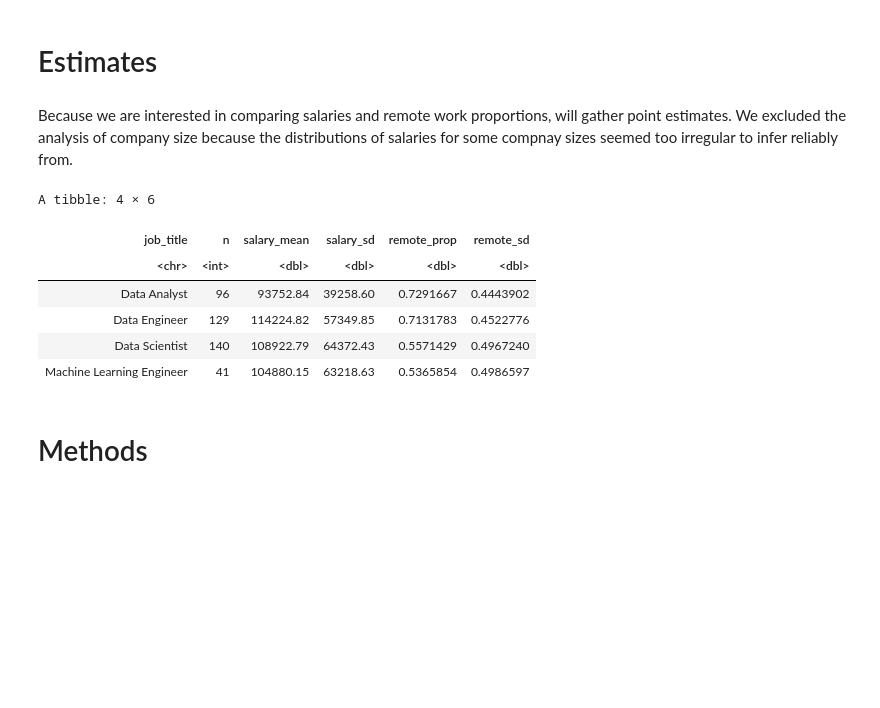
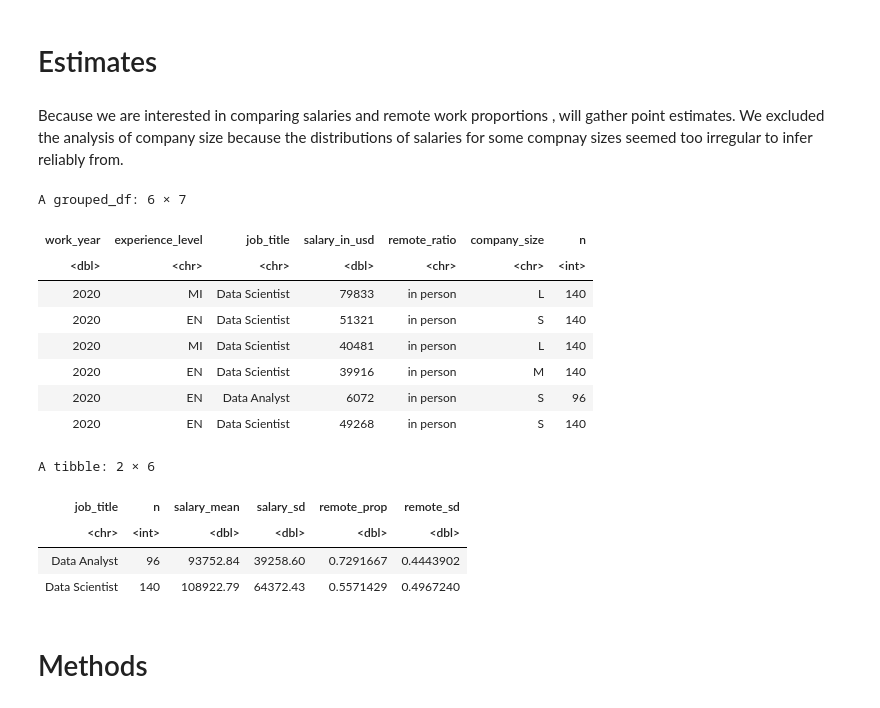
Before and after one commit to vindennt/stat-201-project-group-10, a Jupyter notebook: proposal (4).ipynb, the cells around one changed output. Cells and saved outputs as stored; diff of their text form; code cells hidden in the pictures; blank space fills up the shorter version.

```diff
--- a/proposal (4).ipynb
+++ b/proposal (4).ipynb
@@ -266,28 +288,39 @@ remote_prop_visual
 # %% [markdown]
 # Estimates
 # %% [markdown]
-Because we are interested in comparing salaries and remote work proportions, will gather point estimates. We excluded the analysis of company size because the distributions of salaries for some compnay sizes seemed too irregular to infer reliably from.
+Because we are interested in comparing salaries and remote work proportions , will gather point estimates. We excluded the analysis of company size because the distributions of salaries for some compnay sizes seemed too irregular to infer reliably from.
 # %%
+# We are only interested in data analyst and data scientist, so we filter these to job_titles out
+salaries_new <- salaries_new %>%
+        filter(job_title == "Data Analyst" | job_title == "Data Scientist")
+head(salaries_new)
 # Here, we will calculate basic point estimate statistics for future inferences.
-
 data_estimates <- salaries_new %>%
     group_by(job_title) %>%
     summarize(n = n(),
               salary_mean = mean(salary_in_usd),
               salary_sd = sd(salary_in_usd),
               remote_prop = mean(remote_ratio == "remote"),
               remote_sd = sqrt(remote_prop * (1 - remote_prop)))
 
+
 # Preview point estimates
 head(data_estimates)
 # %% [output]
-A tibble: 4 × 6
+A grouped_df: 6 × 7
-| job_title | n | salary_mean | salary_sd | remote_prop | remote_sd |
-| <chr> | <int> | <dbl> | <dbl> | <dbl> | <dbl> |
-| Data Analyst | 96 | 93752.84 | 39258.60 | 0.7291667 | 0.4443902 |
-| Data Engineer | 129 | 114224.82 | 57349.85 | 0.7131783 | 0.4522776 |
-| Data Scientist | 140 | 108922.79 | 64372.43 | 0.5571429 | 0.4967240 |
-| Machine Learning Engineer | 41 | 104880.15 | 63218.63 | 0.5365854 | 0.4986597 |
+| work_year | experience_level | job_title | salary_in_usd | remote_ratio | company_size | n |
+| <dbl> | <chr> | <chr> | <dbl> | <chr> | <chr> | <int> |
+| 2020 | MI | Data Scientist | 79833 | in person | L | 140 |
+| 2020 | EN | Data Scientist | 51321 | in person | S | 140 |
+| 2020 | MI | Data Scientist | 40481 | in person | L | 140 |
+| 2020 | EN | Data Scientist | 39916 | in person | M | 140 |
+| 2020 | EN | Data Analyst | 6072 | in person | S | 96 |
+| 2020 | EN | Data Scientist | 49268 | in person | S | 140 |
+A tibble: 2 × 6
+| job_title | n | salary_mean | salary_sd | remote_prop | remote_sd |
+| <chr> | <int> | <dbl> | <dbl> | <dbl> | <dbl> |
+| Data Analyst | 96 | 93752.84 | 39258.60 | 0.7291667 | 0.4443902 |
+| Data Scientist | 140 | 108922.79 | 64372.43 | 0.5571429 | 0.4967240 |
 # %% [markdown]
 # Methods
 # %% [markdown]
```
Also changed, not shown: parts of 10 cells of this notebook.
